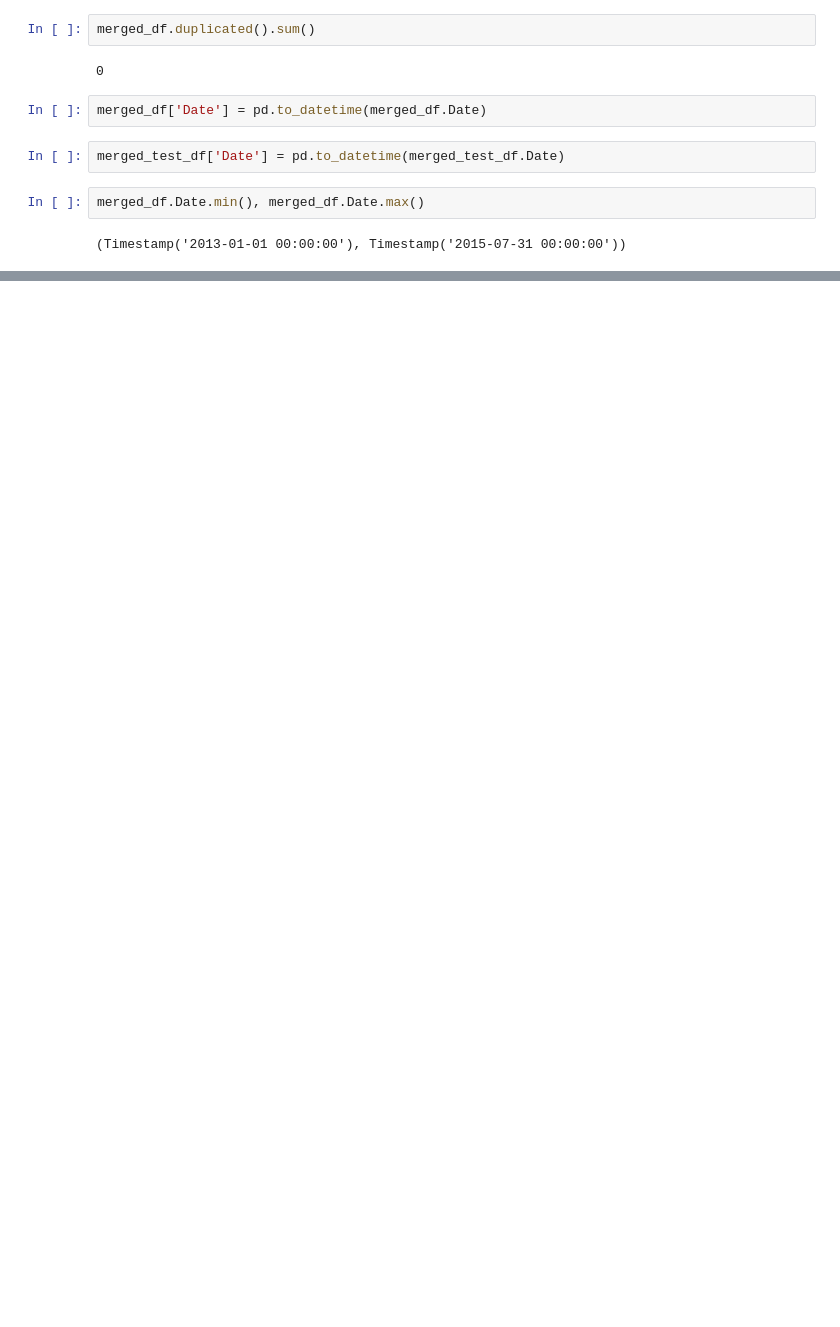
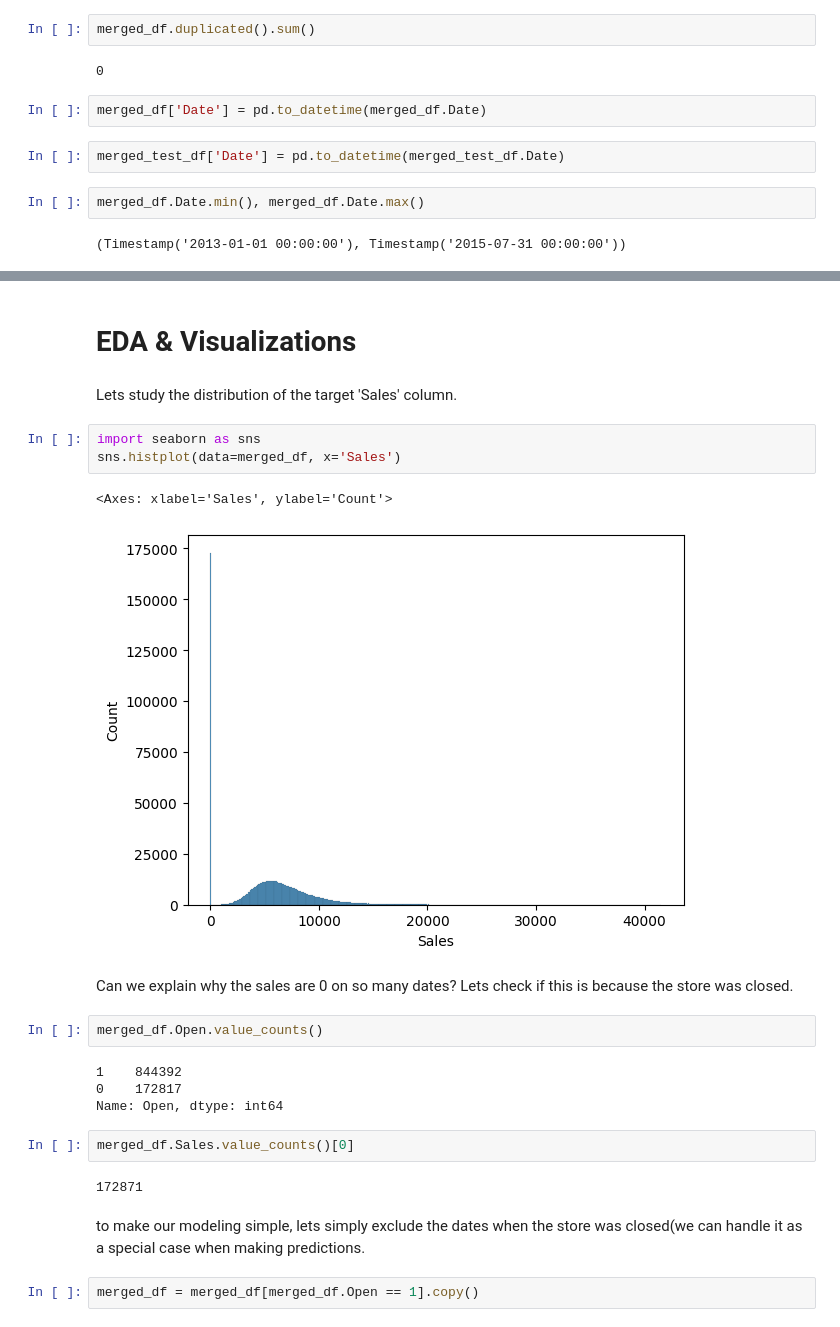
Before and after one commit to PervejHosen/Time_Series, a Jupyter notebook: Rosmann_sales_competition.ipynb, the cells around one changed output, grey strips where cells are left out. Cells and saved outputs as stored; diff of their text form; blank space fills up the shorter version.

```diff
--- a/Rosmann_sales_competition.ipynb
+++ b/Rosmann_sales_competition.ipynb
@@ -128,0 +133,27 @@ merged_df.Date.min(), merged_df.Date.max()
+# %% [markdown]
+# **EDA & Visualizations**
+# %% [markdown]
+Lets study the distribution of the target 'Sales' column.
+# %%
+import seaborn as sns
+sns.histplot(data=merged_df, x='Sales')
+# %% [output]
+<Axes: xlabel='Sales', ylabel='Count'>
+[figure, added]
+# %% [markdown]
+Can we explain why the sales are 0 on so many dates?
+Lets check if this is because the store was closed.
+# %%
+merged_df.Open.value_counts()
+# %% [output]
+1    844392
+0    172817
+Name: Open, dtype: int64
+# %%
+merged_df.Sales.value_counts()[0]
+# %% [output]
+172871
+# %% [markdown]
+to make our modeling simple, lets simply exclude the dates when the store was closed(we can handle it as a special case when making predictions.
+# %%
+merged_df = merged_df[merged_df.Open == 1].copy()
```
Also changed, not shown: parts of 35 cells of this notebook.
